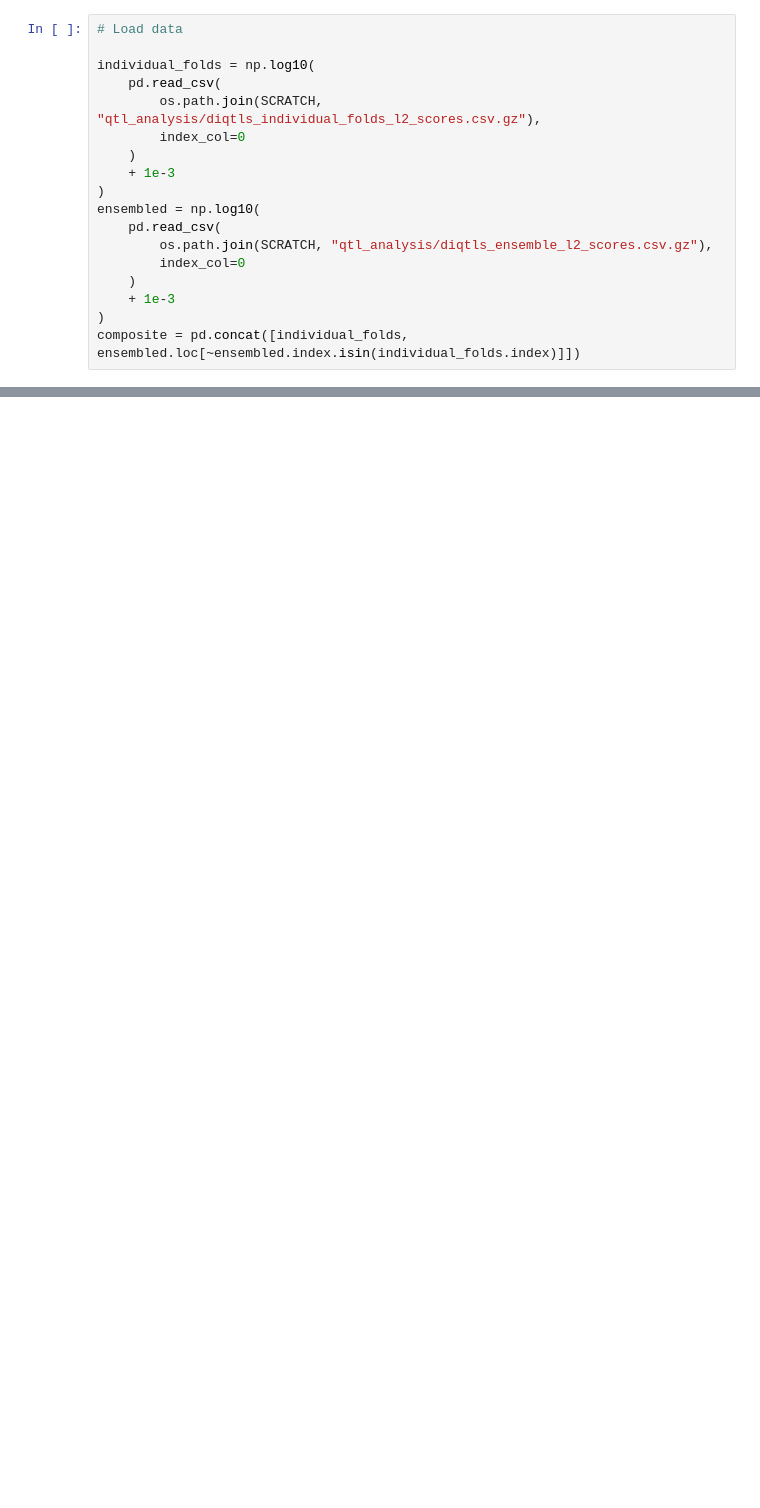
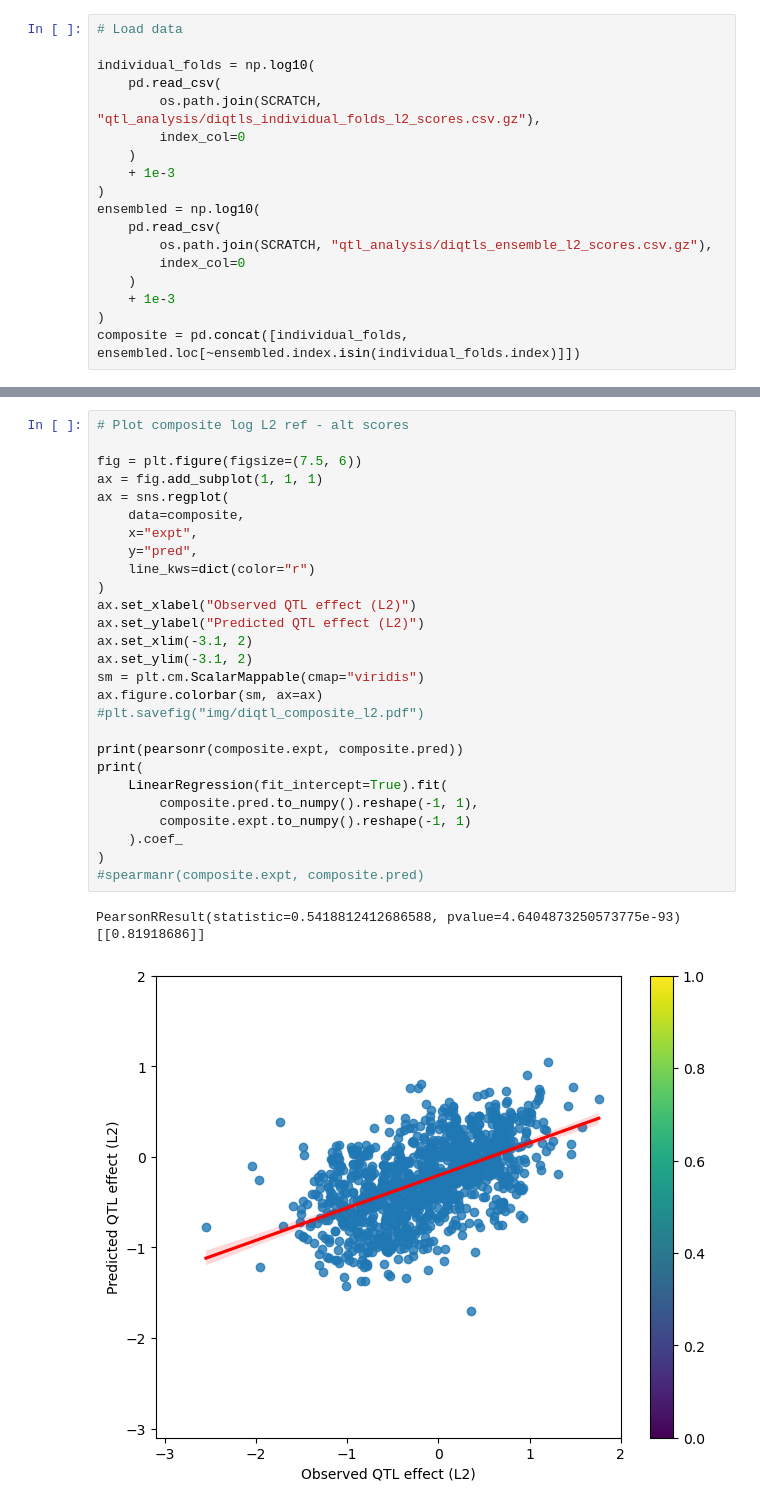
Before and after one commit to Danko-Lab/clipnet_paper, a Jupyter notebook: qtl_analysis/diqtl_l2_plot.ipynb, the cells around one changed output, grey strips where cells are left out. Cells and saved outputs as stored; diff of their text form; blank space fills up the shorter version.

```diff
--- a/qtl_analysis/diqtl_l2_plot.ipynb
+++ b/qtl_analysis/diqtl_l2_plot.ipynb
@@ -71,0 +81,31 @@ PearsonRResult(statistic=0.5418812412686588, pvalue=4.6404873250573775e-93)
+# %%
+# Plot composite log L2 ref - alt scores
+
+fig = plt.figure(figsize=(7.5, 6))
+ax = fig.add_subplot(1, 1, 1)
+ax = sns.regplot(
+    data=composite,
+    x="expt",
+    y="pred",
+    line_kws=dict(color="r")
+)
+ax.set_xlabel("Observed QTL effect (L2)")
+ax.set_ylabel("Predicted QTL effect (L2)")
+ax.set_xlim(-3.1, 2)
+ax.set_ylim(-3.1, 2)
+sm = plt.cm.ScalarMappable(cmap="viridis")
+ax.figure.colorbar(sm, ax=ax)
+#plt.savefig("img/diqtl_composite_l2.pdf")
+
+print(pearsonr(composite.expt, composite.pred))
+print(
+    LinearRegression(fit_intercept=True).fit(
+        composite.pred.to_numpy().reshape(-1, 1),
+        composite.expt.to_numpy().reshape(-1, 1)
+    ).coef_
+)
+#spearmanr(composite.expt, composite.pred)
+# %% [output]
+PearsonRResult(statistic=0.5418812412686588, pvalue=4.6404873250573775e-93)
+[[0.81918686]]
+[figure, added]
```
Also changed, not shown: parts of 5 cells of this notebook.
